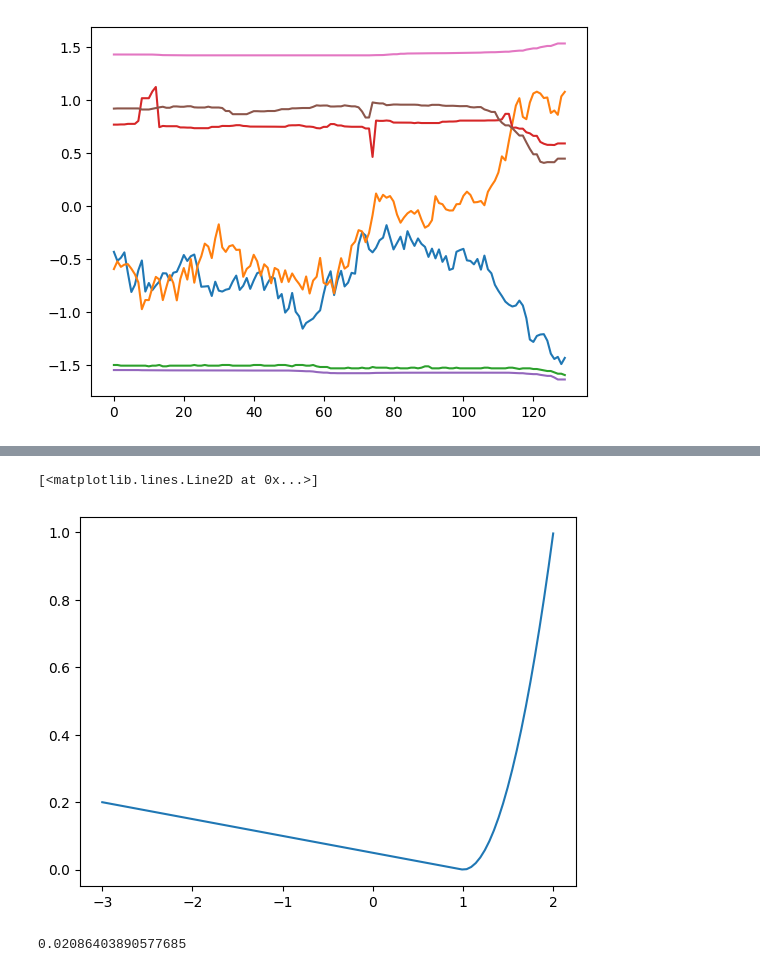
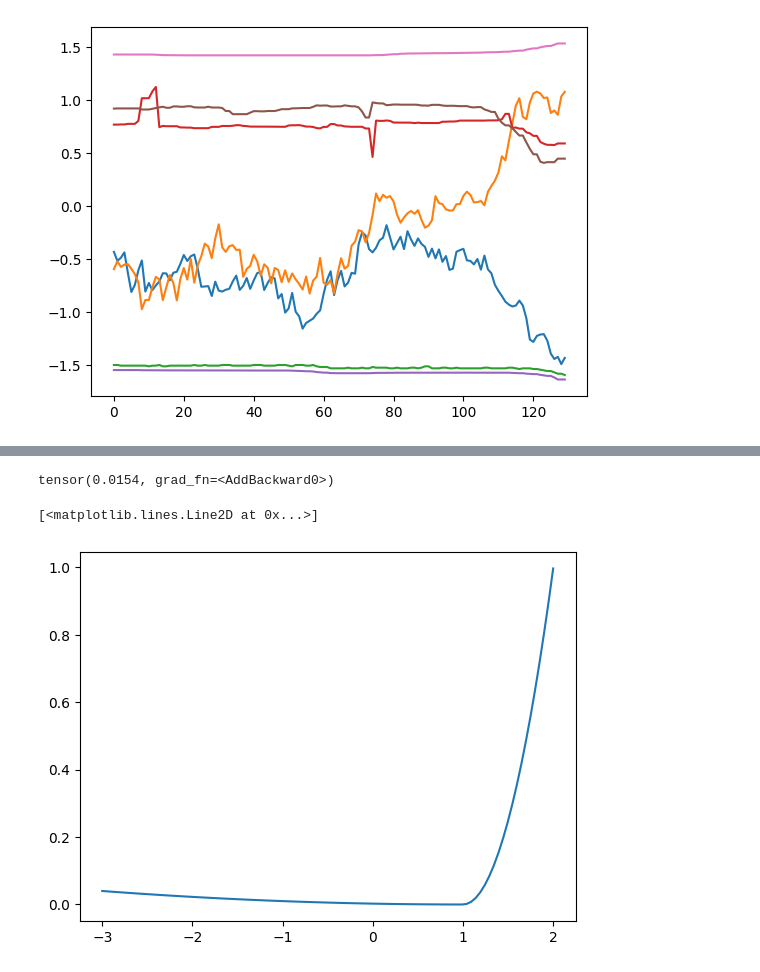
Before and after one commit to Roboy/neural-tendon-control, a Jupyter notebook: controllers/nn_1/dev/ctrl_model/generation_of_ctrl_model_dataset.ipynb, the cells around one changed output, grey strips where cells are left out. Cells and saved outputs as stored; diff of their text form; code cells hidden in the pictures.

Commit message:
Can use NN based system model to calculate optimized future pwm inputs to make system follow desired angle and torque 🥳

```diff
--- a/controllers/nn_1/dev/ctrl_model/generation_of_ctrl_model_dataset.ipynb
+++ b/controllers/nn_1/dev/ctrl_model/generation_of_ctrl_model_dataset.ipynb
@@ -188,0 +275,26 @@ def torque_encoder_cost(torque_encoder_value):
+# %%
+# reset gradients
+optimizer.zero_grad()
+for param in sys_model.parameters():
+    param.grad = None
+
+
+outputs_predicted = outputs.clone()
+interals_predicted = interals.clone()
+for i in range(0, inputs.shape[2]- window_input_size):
+    # concatenate past and future to get the model input
+
+    next_predicted_output, next_predicted_internal = sys_model(inputs[:, :, i:i+window_input_size], outputs_predicted[:, :, i:i+window_input_size], interals_predicted[:, :, i:i+window_input_size])
+    outputs_predicted[:, :, i+window_input_size] = next_predicted_output[:,:,0]
+    interals_predicted[:, :, i+window_input_size] = next_predicted_internal[:,:,0]
+
+
+future_infered_angle = outputs_predicted[:, 0, window_input_size:]
+future_infered_flex_myobrick_torque_encoder = interals_predicted[:, 0, window_input_size:]
+future_infered_extend_myobrick_torque_encoder = interals_predicted[:, 2, window_input_size:]
+
+# Calculate cost
+angle_loss = torch.mean((future_infered_angle - future_outputs) ** 2)
+flex_torque_loss = torch.mean(torch.nn.functional.leaky_relu(future_infered_flex_myobrick_torque_encoder - optimal_torque_encoder_value, negative_slope=-0.05) ** 2)
+extend_torque_loss = torch.mean(torch.nn.functional.leaky_relu(future_infered_extend_myobrick_torque_encoder - optimal_torque_encoder_value, negative_slope=-0.05) ** 2)
+loss = 5 * angle_loss + flex_torque_loss + extend_torque_loss
@@ -188,0 +317,3 @@ def torque_encoder_cost(torque_encoder_value):
+# %%
+
+optimizer.step()
@@ -188,0 +342,4 @@ def torque_encoder_cost(torque_encoder_value):
+# %%
+sys_ctrl_dataset = []
+# %%
+num_dataset_samples_to_generate = 1000
@@ -189,8 +503,15 @@ def torque_encoder_cost(torque_encoder_value):
+# %%
+print(loss)
+# tensor(0.0173, grad_fn=<MeanBackward0>)
+# %% [output]
+tensor(0.0154, grad_fn=<AddBackward0>)
 # %%
-# plot cost from -2 to 2
+# plot leaky relu
 x = np.linspace(-3, 2, 100)
-y = [torque_encoder_cost(i) for i in x]
+x = torch.tensor(x)
+
+y= [torch.nn.functional.leaky_relu(i - optimal_torque_encoder_value, negative_slope=-0.05) ** 2 for i in x]
 plt.plot(x, y)
 # %% [output]
 [<matplotlib.lines.Line2D at 0x...>]
-[figure, old version]
+[figure, new version]
@@ -206,4 +517,0 @@ total_cost = flex_torque_cost + extend_torque_cost + angle_cost
-# %%
-total_cost
-# %% [output]
-0.02086403890577685
```
Also changed, not shown: parts of 49 cells of this notebook.
